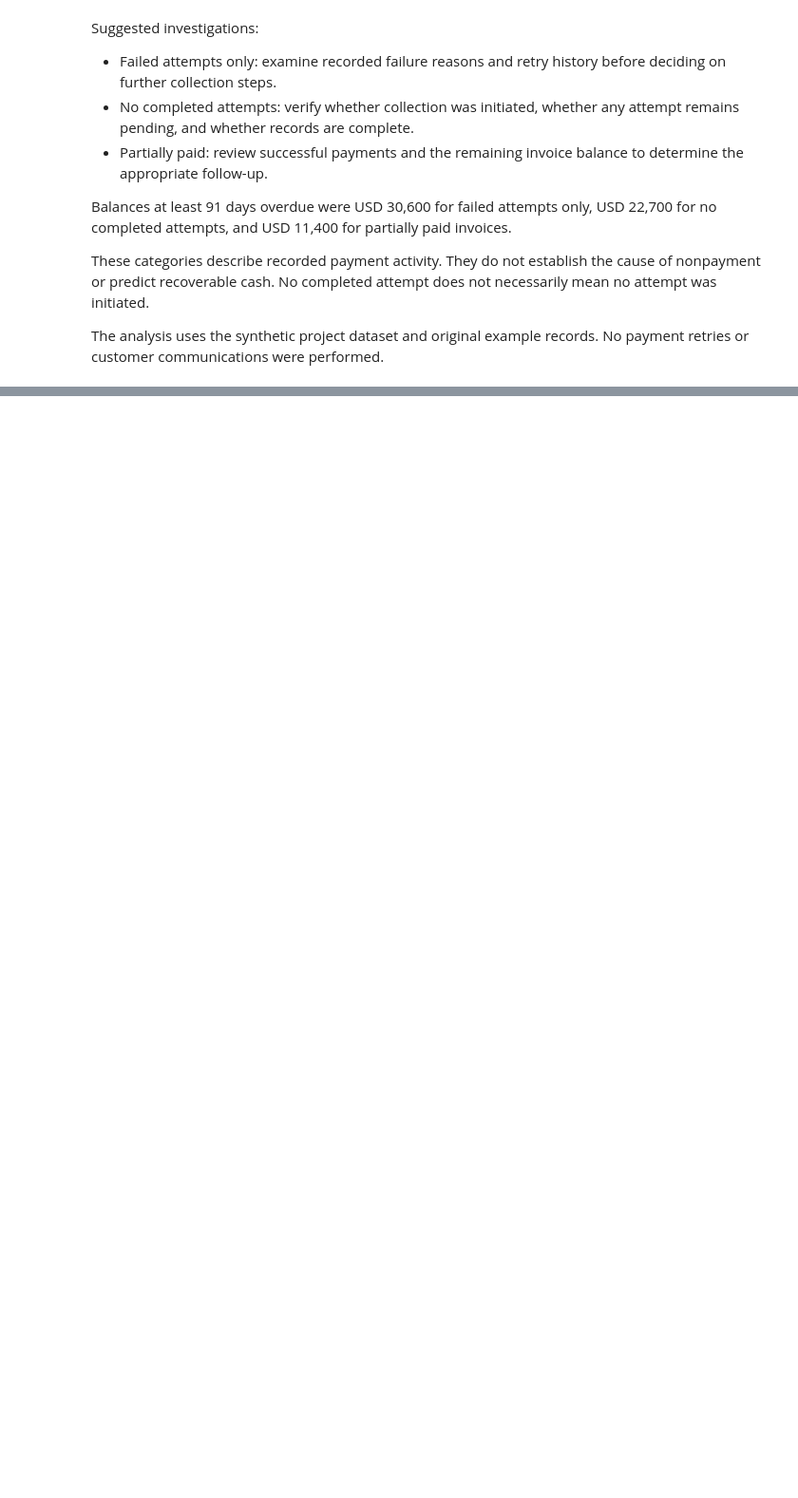
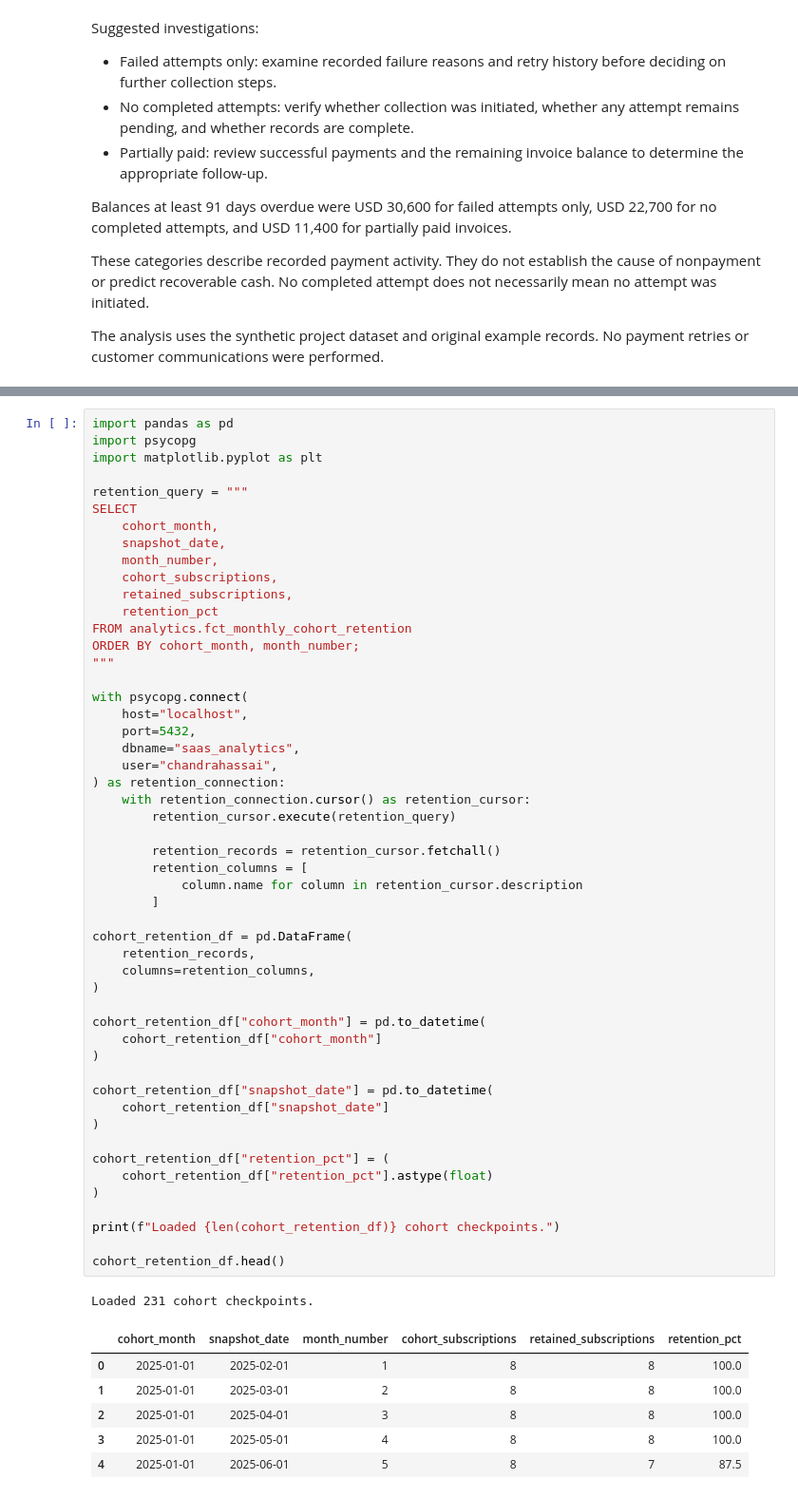
Before and after one commit to chandrahassai/saas-revenue-intelligence, a Jupyter notebook: notebooks/01_revenue_analysis.ipynb, the cells around one changed output, grey strips where cells are left out. Shown at 95% size. Cells and saved outputs as stored; diff of their text form; blank space fills up the shorter version.

```diff
--- a/notebooks/01_revenue_analysis.ipynb
+++ b/notebooks/01_revenue_analysis.ipynb
@@ -949,0 +966,59 @@ records. No payment retries or customer communications were performed.
+# %%
+import pandas as pd
+import psycopg
+import matplotlib.pyplot as plt
+
+retention_query = """
+SELECT
+    cohort_month,
+    snapshot_date,
+    month_number,
+    cohort_subscriptions,
+    retained_subscriptions,
+    retention_pct
+FROM analytics.fct_monthly_cohort_retention
+ORDER BY cohort_month, month_number;
+"""
+
+with psycopg.connect(
+    host="localhost",
+    port=5432,
+    dbname="saas_analytics",
+    user="chandrahassai",
+) as retention_connection:
+    with retention_connection.cursor() as retention_cursor:
+        retention_cursor.execute(retention_query)
+
+        retention_records = retention_cursor.fetchall()
+        retention_columns = [
+            column.name for column in retention_cursor.description
+        ]
+
+cohort_retention_df = pd.DataFrame(
+    retention_records,
+    columns=retention_columns,
+)
+
+cohort_retention_df["cohort_month"] = pd.to_datetime(
+    cohort_retention_df["cohort_month"]
+)
+
+cohort_retention_df["snapshot_date"] = pd.to_datetime(
+    cohort_retention_df["snapshot_date"]
+)
+
+cohort_retention_df["retention_pct"] = (
+    cohort_retention_df["retention_pct"].astype(float)
+)
+
+print(f"Loaded {len(cohort_retention_df)} cohort checkpoints.")
+
+cohort_retention_df.head()
+# %% [output]
+Loaded 231 cohort checkpoints.
+|  | cohort_month | snapshot_date | month_number | cohort_subscriptions | retained_subscriptions | retention_pct |
+| 0 | 2025-01-01 | 2025-02-01 | 1 | 8 | 8 | 100.0 |
+| 1 | 2025-01-01 | 2025-03-01 | 2 | 8 | 8 | 100.0 |
+| 2 | 2025-01-01 | 2025-04-01 | 3 | 8 | 8 | 100.0 |
+| 3 | 2025-01-01 | 2025-05-01 | 4 | 8 | 8 | 100.0 |
+| 4 | 2025-01-01 | 2025-06-01 | 5 | 8 | 7 | 87.5 |
```
Also changed, not shown: parts of 3 cells of this notebook, 1 other file.
